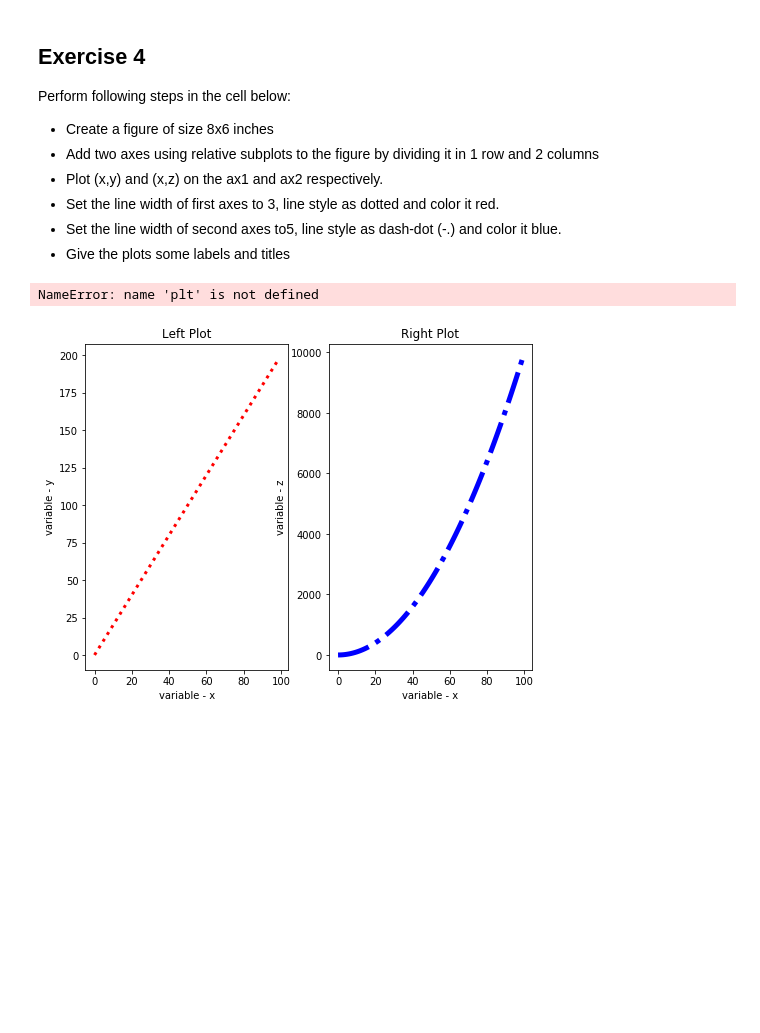
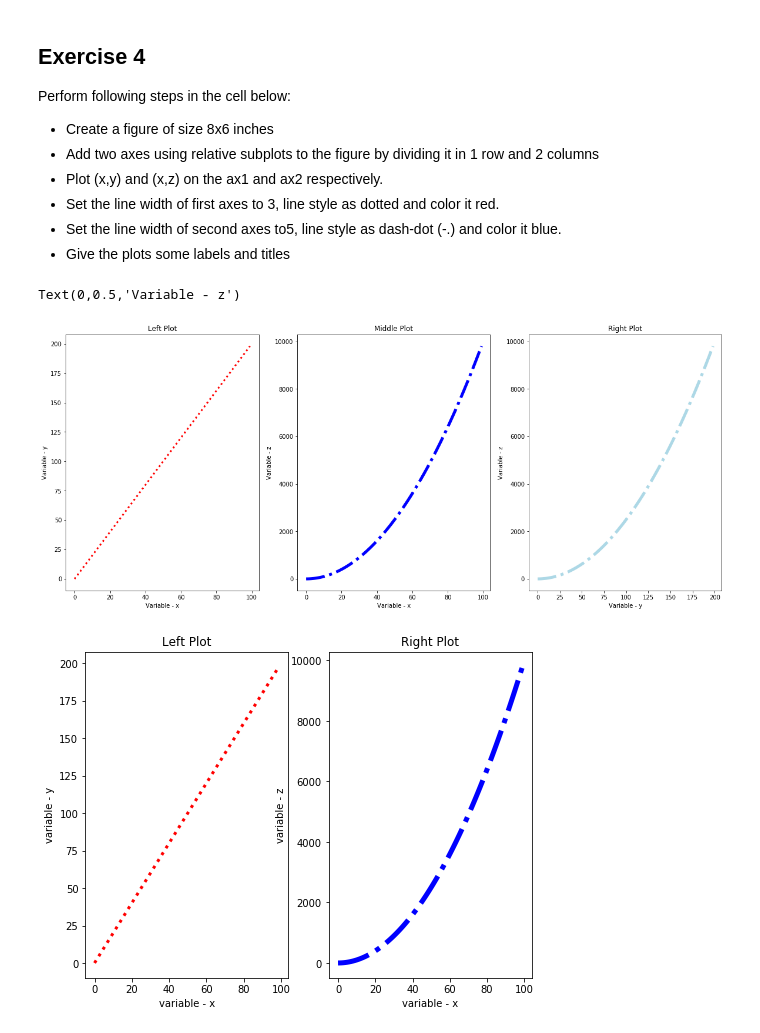
Before and after one commit to Rimab55/ds-matplotlib-intro-lab-nyc-ds-career-012819, a Jupyter notebook: index.ipynb, the cells around one changed output. Saved outputs shown, nothing was run; the diff lists cells and outputs as text; code cells hidden in the pictures; blank space fills up the shorter version.

```diff
--- a/index.ipynb
+++ b/index.ipynb
@@ -133,24 +133,25 @@ Perform following steps in the cell below:
 * Set the line width of second axes to5, line style as dash-dot (-.) and color it blue.
 * Give the plots some labels and titles
 # %%
-fig4 = plt.figure(figsize = (8,6))
+fig4 = plt.figure(figsize = (20,8))
 plt.subplot(1, 3, 1)
 plt.plot(x,y, color = 'red',linewidth = 3,linestyle= ':')
 plt.title('Left Plot')
 plt.xlabel('Variable - x')
 plt.ylabel('Variable - y')
 plt.subplot(1, 3, 2)
 plt.plot(x,z, color = 'blue',linewidth = 5,linestyle= '-.')
 plt.title('Middle Plot')
 plt.xlabel('Variable - x')
 plt.ylabel('Variable - z')
 plt.subplot(1, 3, 3)
 plt.plot(y,z, color = 'lightblue',linewidth = 5,linestyle= '-.')
 plt.title('Right Plot')
 plt.xlabel('Variable - y')
 plt.ylabel('Variable - z')
 # %% [output]
-NameError: name 'plt' is not defined
+Text(0,0.5,'Variable - z')
+[figure, added]
 # %%
 # %% [output]
 [figure]
```
